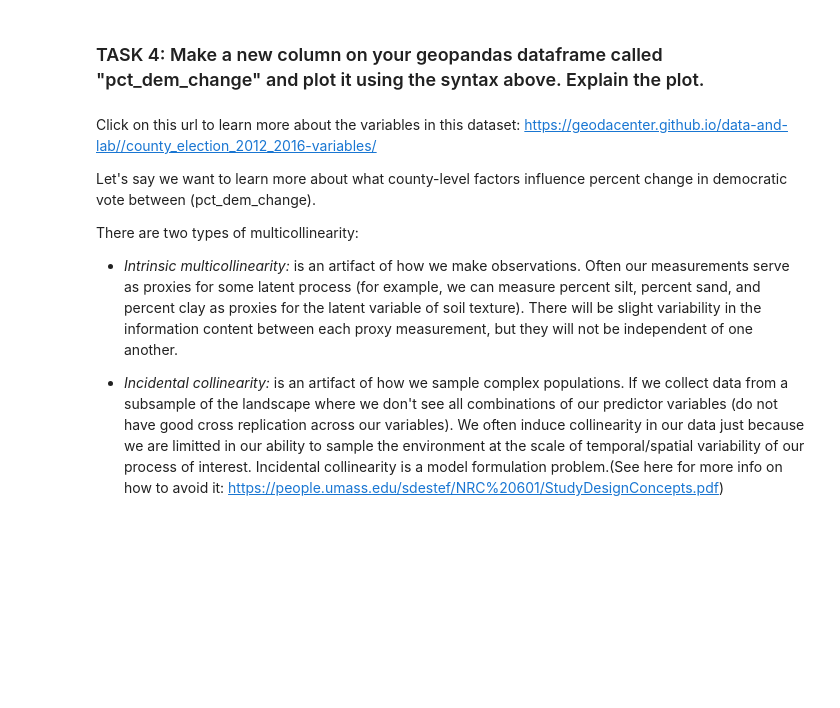
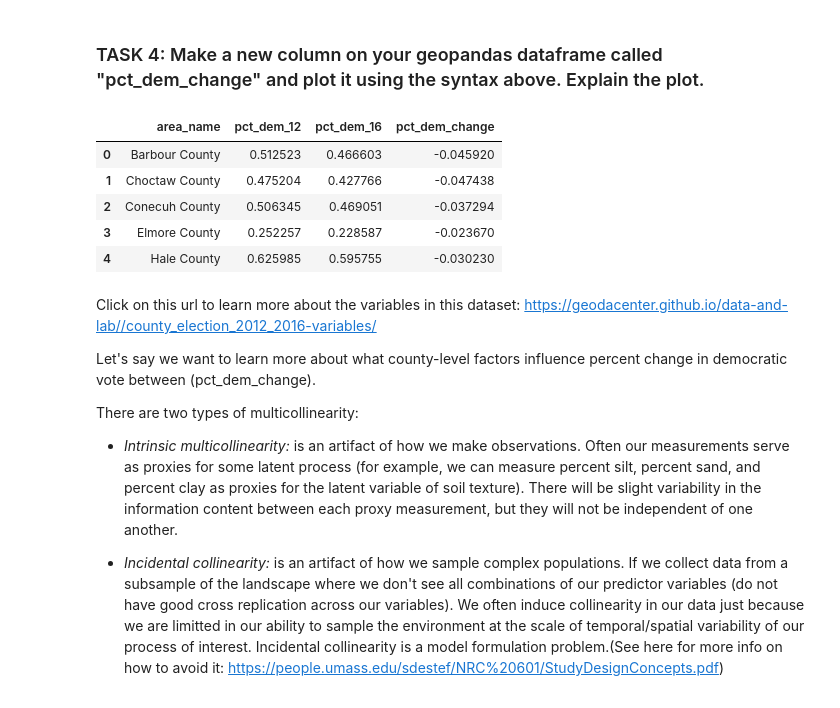
Before and after one commit to coldwaterdiver/WaterDig_course_material, a Jupyter notebook: CodeSprints/FeatureDependence.ipynb, the cells around one changed output. Cells and saved outputs as stored; diff of their text form; code cells hidden in the pictures; blank space fills up the shorter version.

```diff
--- a/CodeSprints/FeatureDependence.ipynb
+++ b/CodeSprints/FeatureDependence.ipynb
@@ -224,6 +272,14 @@ plt.show()
 ### TASK 4: Make a new column on your geopandas dataframe called "pct_dem_change" and plot it using the syntax above. Explain the plot.
 # %%
 # Task 4: add new column pct_dem_change to votes:
+votes['pct_dem_change'] = votes['pct_dem_16'] - votes['pct_dem_12']
+# %% [output]
+|  | area_name | pct_dem_12 | pct_dem_16 | pct_dem_change |
+| 0 | Barbour County | 0.512523 | 0.466603 | -0.045920 |
+| 1 | Choctaw County | 0.475204 | 0.427766 | -0.047438 |
+| 2 | Conecuh County | 0.506345 | 0.469051 | -0.037294 |
+| 3 | Elmore County | 0.252257 | 0.228587 | -0.023670 |
+| 4 | Hale County | 0.625985 | 0.595755 | -0.030230 |
 # %%
 #Task 4: plot your pct_dem_change variable on a map:
 f,ax = plt.subplots(1,2, figsize=(1.6*6 + 1,1.6*3), gridspec_kw=dict(width_ratios=(6,1)))
```
Also changed, not shown: parts of 4 cells of this notebook.
